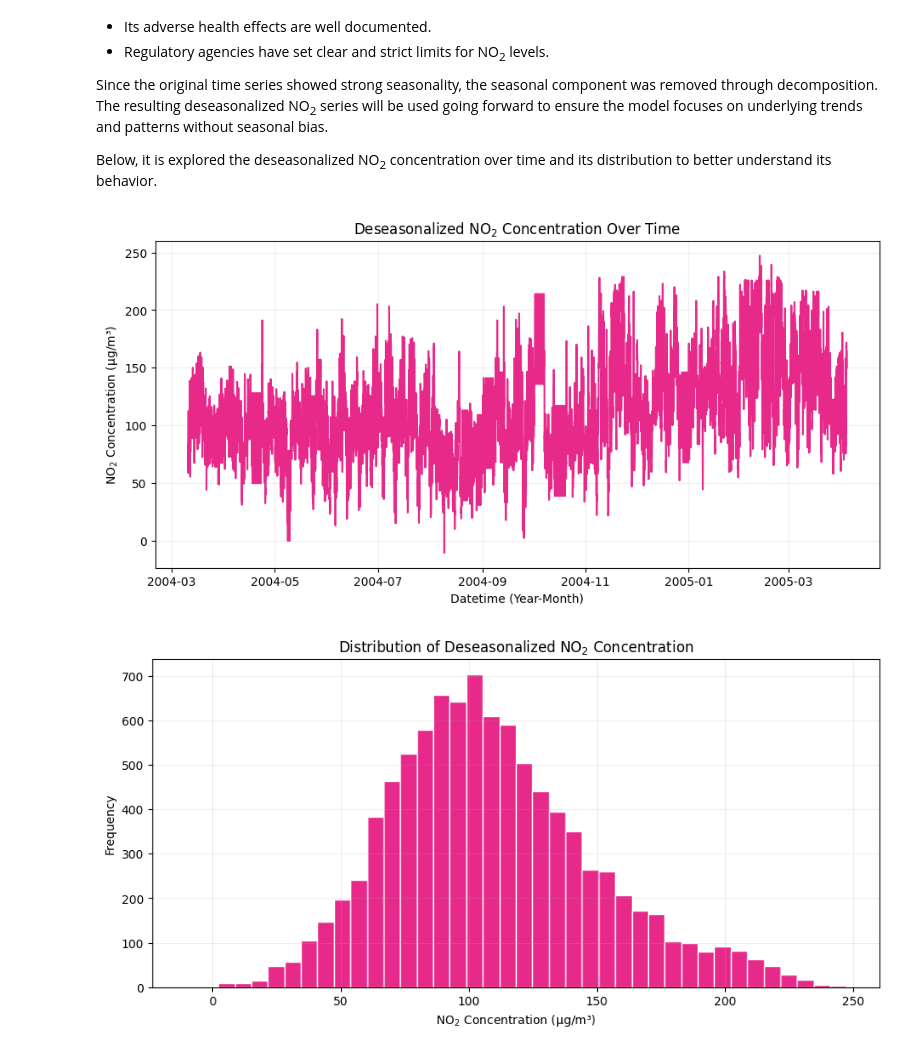
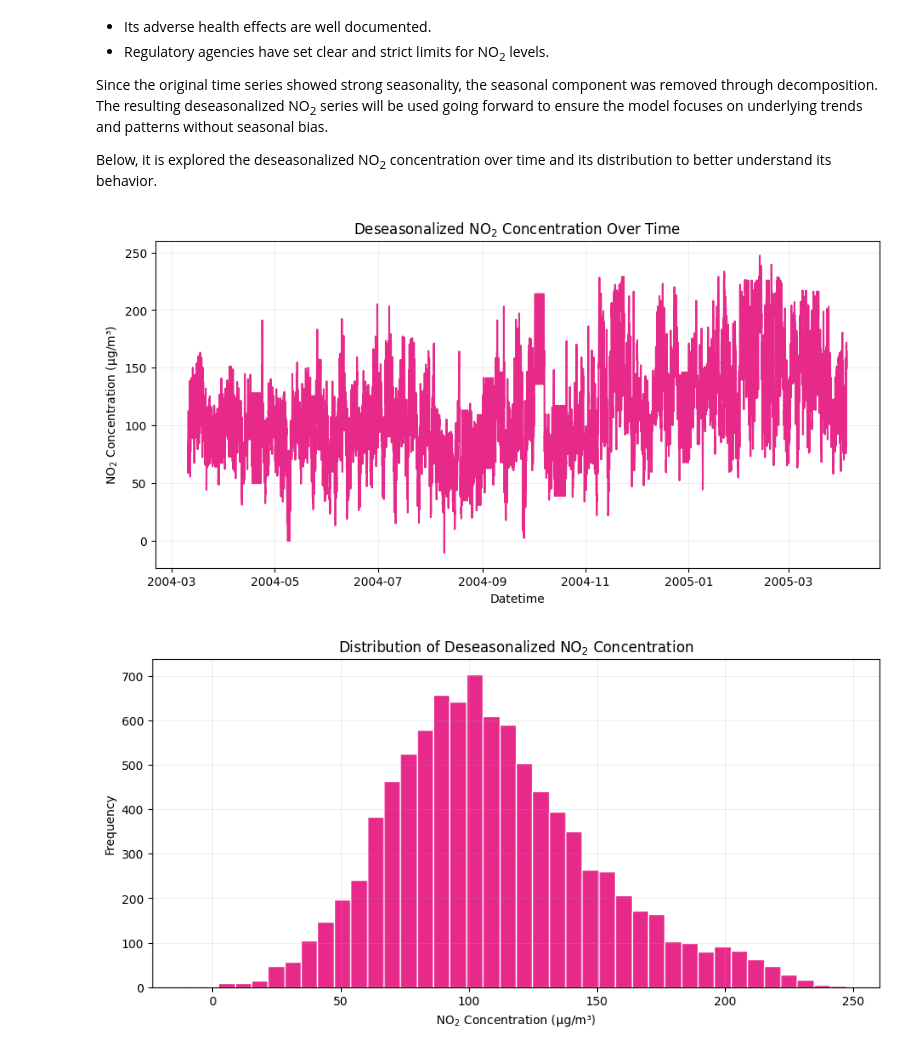
Before and after one commit to herrerovir/Air-quality-forecasting, a Jupyter notebook: notebooks/air-quality-forecasting-lstm.ipynb, the cells around one changed output. Saved outputs shown, nothing was run; the diff lists cells and outputs as text; code cells hidden in the pictures.

```diff
--- a/notebooks/air-quality-forecasting-lstm.ipynb
+++ b/notebooks/air-quality-forecasting-lstm.ipynb
@@ -713,13 +719,14 @@ deseasonalized_no2 = air_quality["NO2_Deseasonalized"].dropna()
 # %%
 # Time Series Plot
 plt.figure(figsize = (11, 5))
 plt.plot(deseasonalized_no2, color = "#e7298a")
 plt.title("Deseasonalized NO$_2$ Concentration Over Time")
-plt.xlabel("Datetime (Year-Month)")
+plt.xlabel("Datetime")
 plt.ylabel("NO$_2$ Concentration (µg/m³)")
 plt.grid(alpha = 0.2)
+plt.savefig(FIGURES_DIR / "deseasonalized-no2-concentration-over-time.png")
 # %% [output]
-[figure, old version]
+[figure, new version]
 # %%
 # Distribution Plot
 plt.figure(figsize = (11, 5))
```
Also changed, not shown: parts of 16 cells of this notebook.
